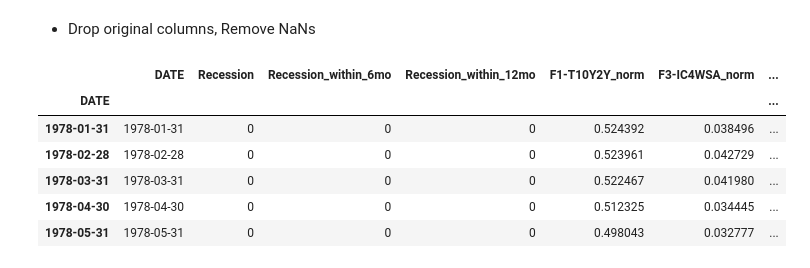
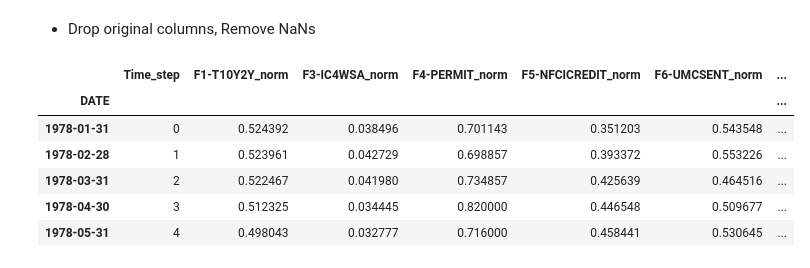
Before and after one commit to YoongsompornT/RecessionPrediction, a Jupyter notebook: Models/ML/make-supervised-data.ipynb, the cells around one changed output. Cells and saved outputs as stored; diff of their text form; code cells hidden in the pictures.

```diff
--- a/Models/ML/make-supervised-data.ipynb
+++ b/Models/ML/make-supervised-data.ipynb
@@ -419,14 +419,20 @@ df.describe()
 # %%
 df = df.drop(columns=cols)
 df = df.loc['1978-01-31':] # start with period that contains no NaNs from F6
+df = df.drop(columns='DATE')
+df['Time_step'] = np.arange(len(df))
+
+new_order = ['Time_step'] + [col+'_norm' for col in cols] + ['Recession', 'Recession_within_6mo', 'Recession_within_12mo']
+df = df[new_order]
+
 df.head()
 # %% [output]
-|  | DATE | Recession | Recession_within_6mo | Recession_within_12mo | F1-T10Y2Y_norm | F3-IC4WSA_norm | ... |
+|  | Time_step | F1-T10Y2Y_norm | F3-IC4WSA_norm | F4-PERMIT_norm | F5-NFCICREDIT_norm | F6-UMCSENT_norm | ... |
 | DATE |  |  |  |  |  |  | ... |
-| 1978-01-31 | 1978-01-31 | 0 | 0 | 0 | 0.524392 | 0.038496 | ... |
-| 1978-02-28 | 1978-02-28 | 0 | 0 | 0 | 0.523961 | 0.042729 | ... |
-| 1978-03-31 | 1978-03-31 | 0 | 0 | 0 | 0.522467 | 0.041980 | ... |
-| 1978-04-30 | 1978-04-30 | 0 | 0 | 0 | 0.512325 | 0.034445 | ... |
-| 1978-05-31 | 1978-05-31 | 0 | 0 | 0 | 0.498043 | 0.032777 | ... |
+| 1978-01-31 | 0 | 0.524392 | 0.038496 | 0.701143 | 0.351203 | 0.543548 | ... |
+| 1978-02-28 | 1 | 0.523961 | 0.042729 | 0.698857 | 0.393372 | 0.553226 | ... |
+| 1978-03-31 | 2 | 0.522467 | 0.041980 | 0.734857 | 0.425639 | 0.464516 | ... |
+| 1978-04-30 | 3 | 0.512325 | 0.034445 | 0.820000 | 0.446548 | 0.509677 | ... |
+| 1978-05-31 | 4 | 0.498043 | 0.032777 | 0.716000 | 0.458441 | 0.530645 | ... |
 # %%
 df.to_csv('../../Datasets/date-recession-monthly-6-indices-proc.csv')
```
Also changed, not shown: 2 other files.
